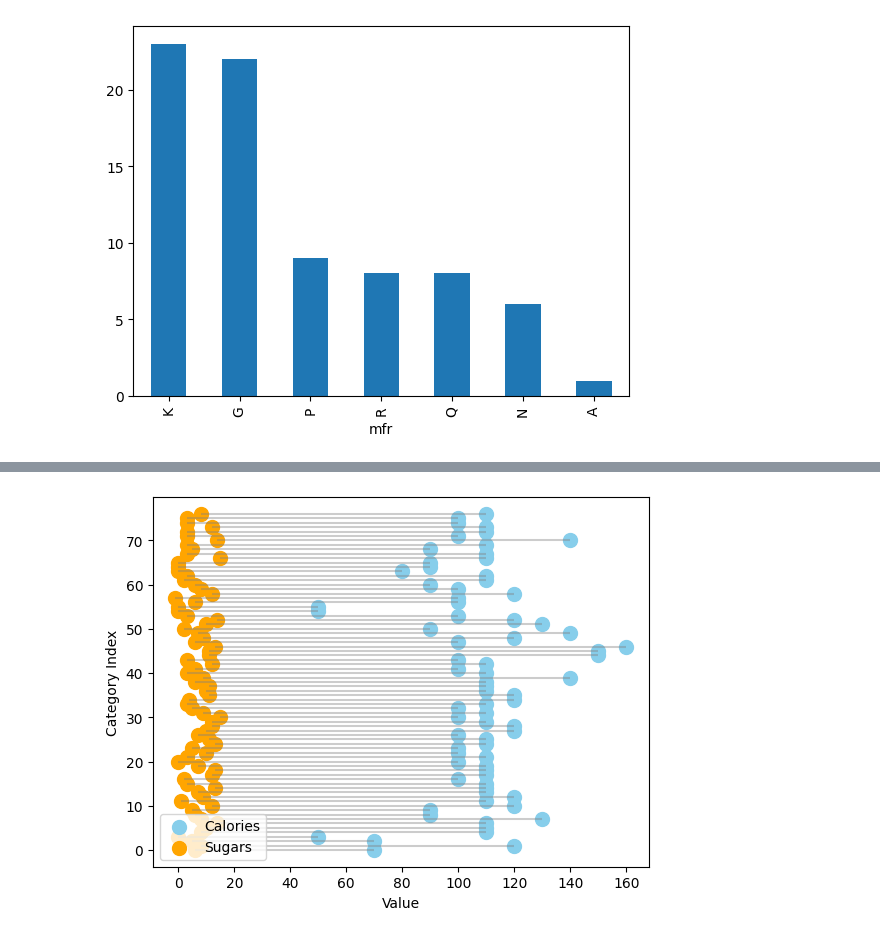
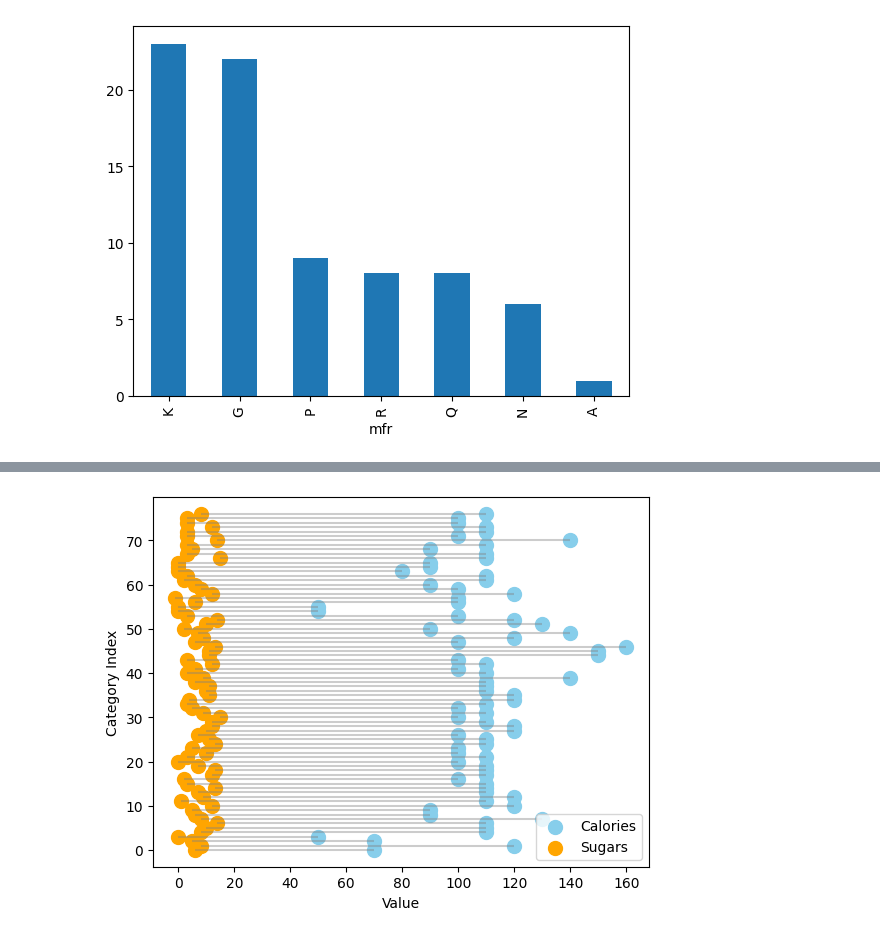
Before and after one commit to Sru-j/daily_lab_activities, a Jupyter notebook: box_plot_mine.ipynb, the cells around one changed output, grey strips where cells are left out. Drawn from its saved outputs; the diff is of its cells as text; code cells hidden in the pictures.

```diff
--- a/box_plot_mine.ipynb
+++ b/box_plot_mine.ipynb
@@ -328,17 +328,3 @@ mfr_counts.plot(kind='bar')
 # %% [output]
 <Axes: xlabel='mfr'>
 [figure]
-# %%
-#dumble grpah for df
-# Sort by Calories for better visualization
-df = df.sort_values('calories')
-
-# Plotting
-fig, ax = plt.subplots(figsize=(8, 5))
-ax.hlines(y=df['name'], xmin=df['sugars'], xmax=df['calories'], color='gray', alpha=0.5)
-ax.scatter(df['sugars'], df['name'], color='skyblue', label='Sugar', s=100)
-ax.scatter(df['calories'], df['name'], color='salmon', label='Calories', s=100)
-
-ax.set_title('Sugar vs Calories Dumbbell Chart')
-ax.legend()
-plt.show()
@@ -347,17 +331,17 @@ plt.show()
 # %%
 # 1. Create a horizontal line for each category
 plt.hlines(y=df.index, xmin=df['calories'], xmax=df['sugars'], color='grey', alpha=0.4)
 
 # 2. Add dots for 'calories'
 plt.scatter(df['calories'], df.index, color='skyblue', label='Calories', s=100)
 
 # 3. Add dots for 'sugars'
 plt.scatter(df['sugars'], df.index, color='orange', label='Sugars', s=100)
 
 plt.legend()
 plt.xlabel('Value')
-plt.legend(loc = 'lower left')
+plt.legend(loc = 'lower right')
 plt.ylabel('Category Index')
 plt.show()
 # %% [output]
-[figure, old version]
+[figure, new version]
```
Also changed, not shown: parts of 1 cell of this notebook.
